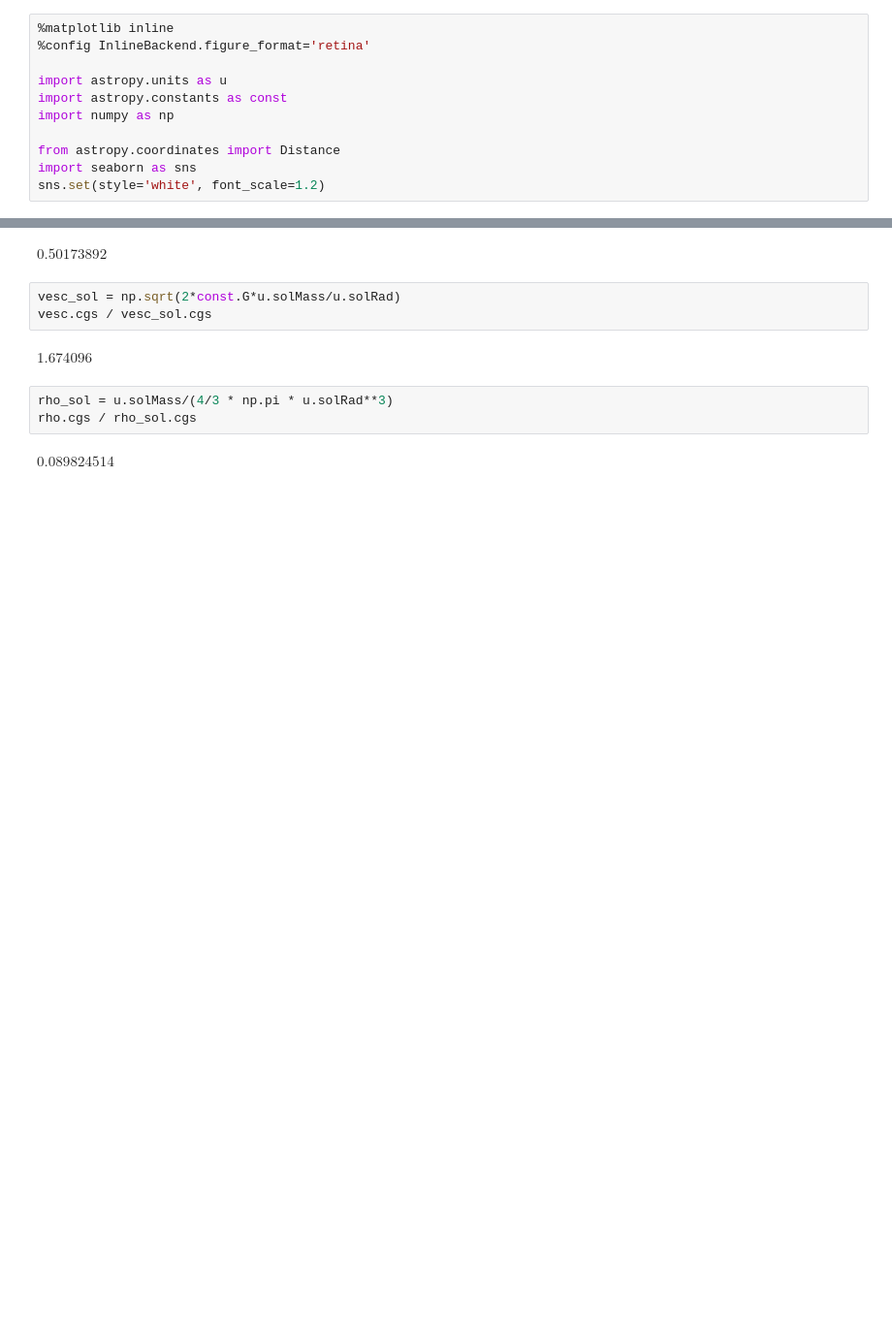
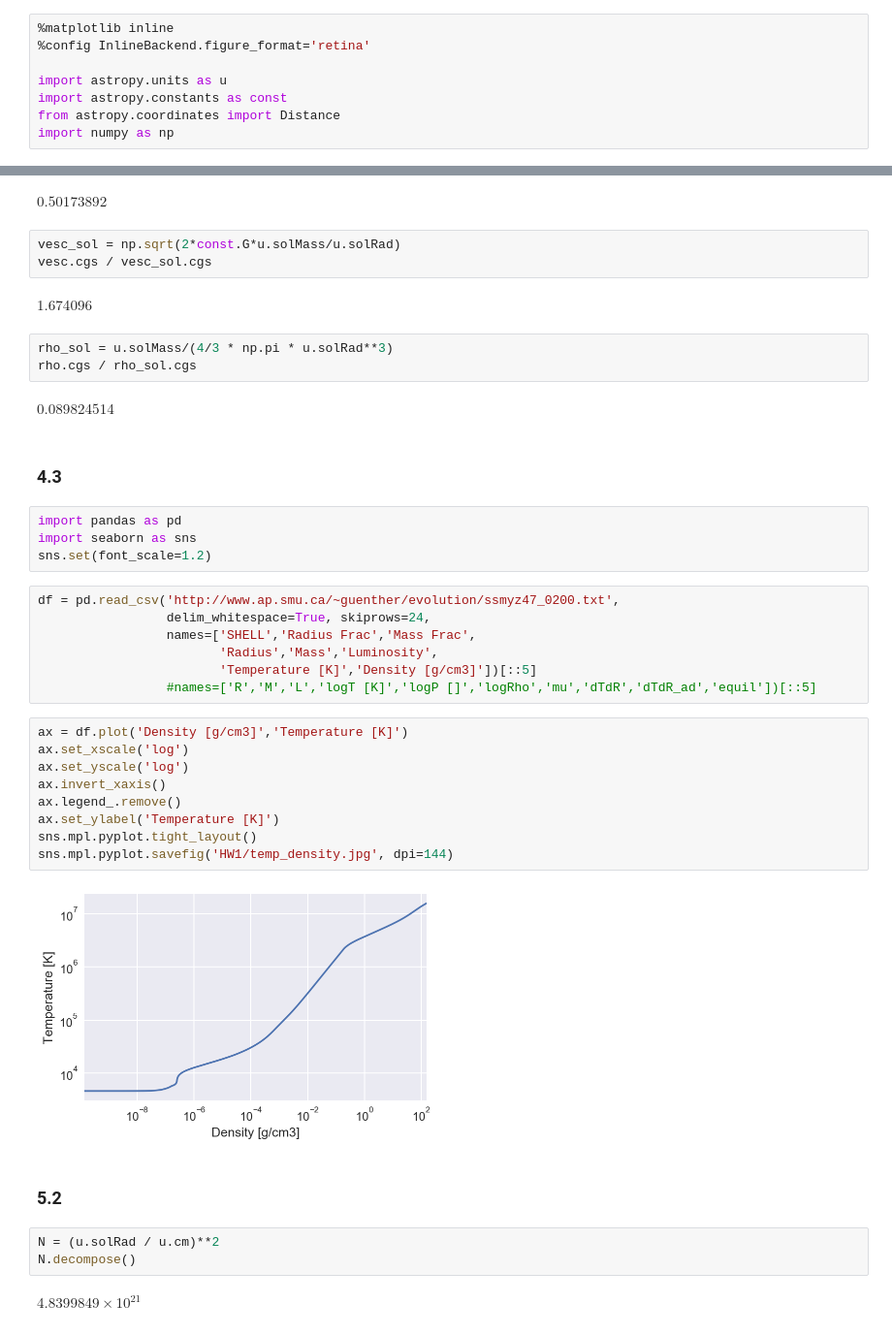
Before and after one commit to meredith-durbin/ASTR531, a Jupyter notebook: HW1/HW1.ipynb, the cells around one changed output, grey strips where cells are left out. Shown at 97% size. Cells and saved outputs as stored; diff of their text form; blank space fills up the shorter version.

```diff
--- a/HW1/HW1.ipynb
+++ b/HW1/HW1.ipynb
@@ -4,8 +4,5 @@
 
 import astropy.units as u
 import astropy.constants as const
+from astropy.coordinates import Distance
 import numpy as np
-
-from astropy.coordinates import Distance
-import seaborn as sns
-sns.set(style='white', font_scale=1.2)
@@ -75,3 +74,34 @@ rho_sol = u.solMass/(4/3 * np.pi * u.solRad**3)
 rho.cgs / rho_sol.cgs
 # %% [output]
 $0.089824514 \; \mathrm{}$
+# %% [markdown]
+### 4.3
+# %%
+import pandas as pd
+import seaborn as sns
+sns.set(font_scale=1.2)
+# %%
+df = pd.read_csv('http://www.ap.smu.ca/~guenther/evolution/ssmyz47_0200.txt',
+                 delim_whitespace=True, skiprows=24,
+                 names=['SHELL','Radius Frac','Mass Frac',
+                        'Radius','Mass','Luminosity',
+                        'Temperature [K]','Density [g/cm3]'])[::5]
+                 #names=['R','M','L','logT [K]','logP []','logRho','mu','dTdR','dTdR_ad','equil'])[::5]
+# %%
+ax = df.plot('Density [g/cm3]','Temperature [K]')
+ax.set_xscale('log')
+ax.set_yscale('log')
+ax.invert_xaxis()
+ax.legend_.remove()
+ax.set_ylabel('Temperature [K]')
+sns.mpl.pyplot.tight_layout()
+sns.mpl.pyplot.savefig('HW1/temp_density.jpg', dpi=144)
+# %% [output]
+[figure, added]
+# %% [markdown]
+### 5.2
+# %%
+N = (u.solRad / u.cm)**2
+N.decompose()
+# %% [output]
+$\mathrm{4.8399849 \times 10^{21}\,}$
```
Also changed, not shown: parts of 10 cells of this notebook, 3 other files.
